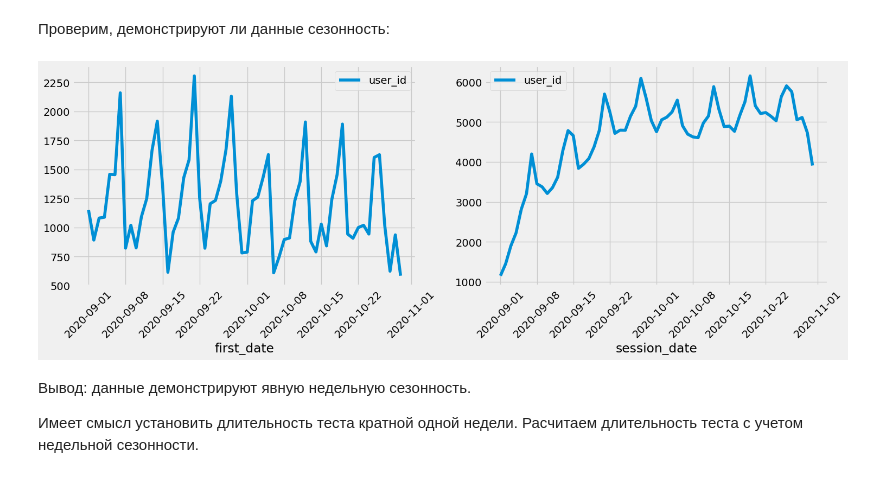
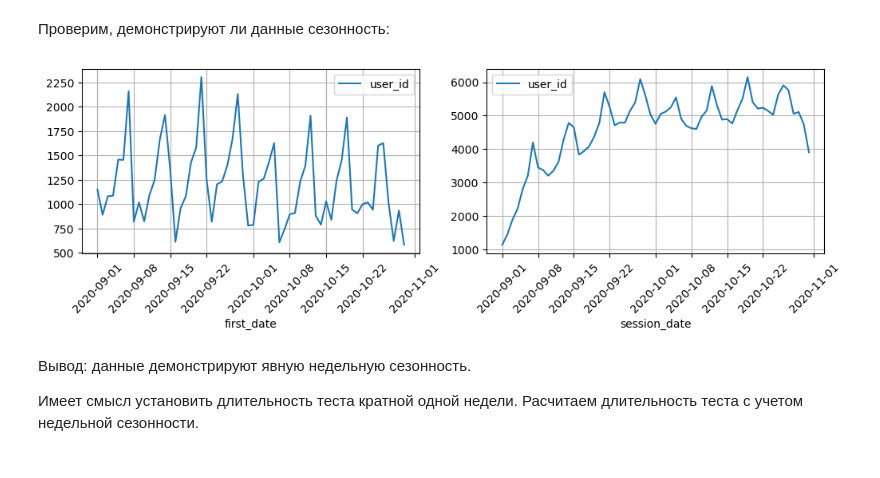
Before and after one commit to choodnovsky/portfolio, a Jupyter notebook: AB_test.ipynb, the cells around one changed output. Saved outputs shown, nothing was run; the diff lists cells and outputs as text; code cells hidden in the pictures.

```diff
--- a/AB_test.ipynb
+++ b/AB_test.ipynb
@@ -14,8 +14,7 @@ from scipy import stats
 from datetime import datetime, timedelta
 
 from statsmodels.stats.proportion import proportions_ztest
-plt.style.use('fivethirtyeight')
-plt.rcParams['figure.figsize']=(16,5)
+plt.rcParams['figure.figsize']=(12,3)
 
 import warnings
 warnings.filterwarnings('ignore')
@@ -273,12 +272,14 @@ new_users_eu['first_date'] = new_users_eu['first_date'].dt.date
 # %%
 plt.subplots()
 new_users_eu.groupby('first_date').agg({'user_id':'nunique'}).plot(ax = plt.subplot(1,2,1))
 plt.xticks(rotation=45)
+plt.grid()
 sessions_eu.groupby('session_date').agg({'user_id':'nunique'}).plot(ax = plt.subplot(1,2,2))
 plt.xticks(rotation=45)
+plt.grid()
 plt.show()
 # %% [output]
-[figure, old version]
+[figure, new version]
 # %% [markdown]
 Вывод: данные демонстрируют явную недельную сезонность.
 
```
Also changed, not shown: parts of 6 cells of this notebook, 4 other files.
